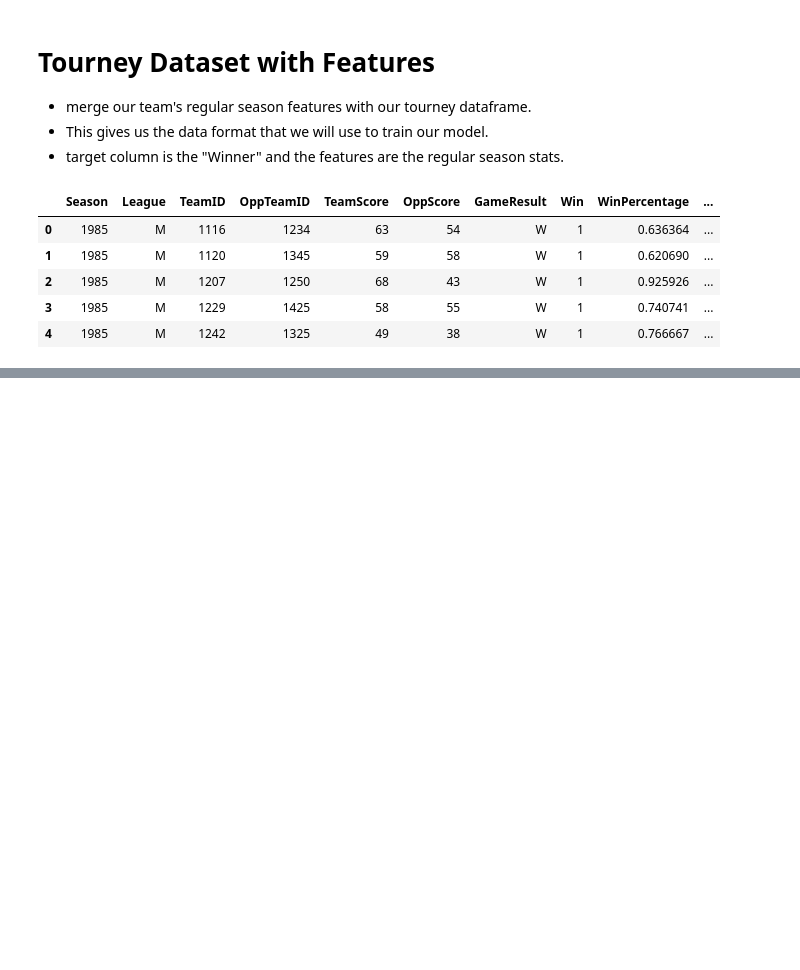
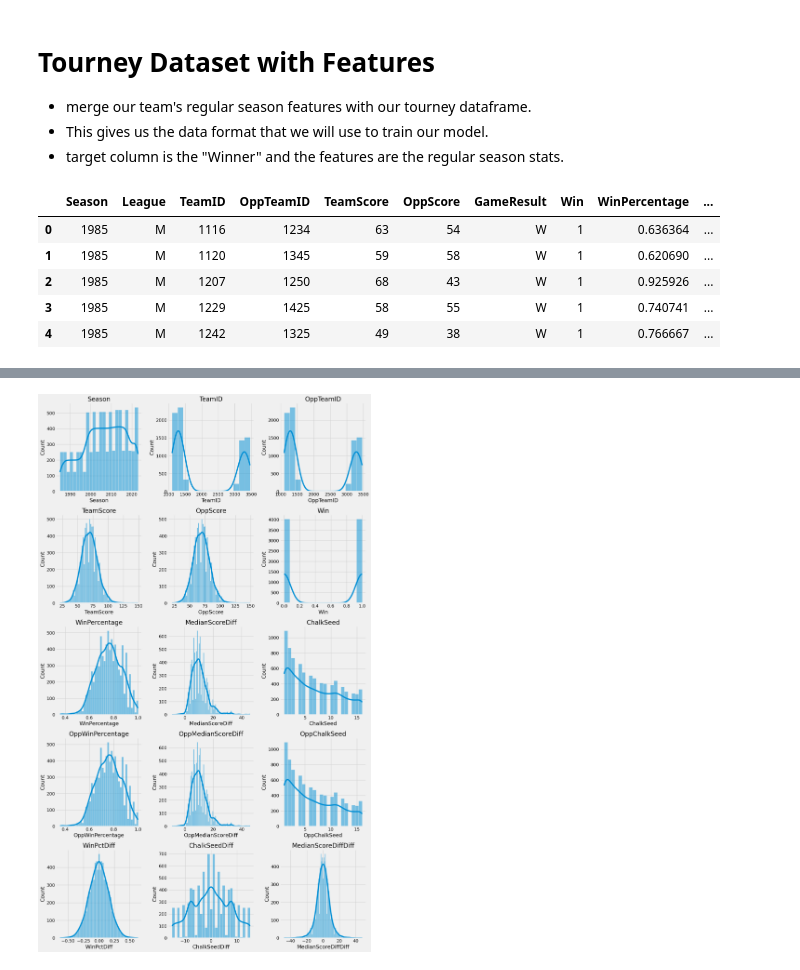
Before and after one commit to Shubhampalav017/Basketball_Bracket_Forecasting_2024, a Jupyter notebook: basketball-bracket-forecasting-2024ml.ipynb, the cells around one changed output, grey strips where cells are left out. Saved outputs shown, nothing was run; the diff lists cells and outputs as text; code cells hidden in the pictures; blank space fills up the shorter version.

```diff
--- a/basketball-bracket-forecasting-2024ml.ipynb
+++ b/basketball-bracket-forecasting-2024ml.ipynb
@@ -236,0 +244,15 @@ df_historic_tourney_features.head()
+# %%
+df_historic_tourney_features["WinPctDiff"] = (
+    df_historic_tourney_features["WinPercentage"]
+    - df_historic_tourney_features["OppWinPercentage"]
+)
+
+df_historic_tourney_features["ChalkSeedDiff"] = (
+    df_historic_tourney_features["ChalkSeed"]
+    - df_historic_tourney_features["OppChalkSeed"]
+)
+
+df_historic_tourney_features["MedianScoreDiffDiff"] = (
+    df_historic_tourney_features["MedianScoreDiff"]
+    - df_historic_tourney_features["OppMedianScoreDiff"]
+)
@@ -236,0 +297,33 @@ df_historic_tourney_features.head()
+# %%
+import warnings
+import pandas as pd
+import numpy as np
+import matplotlib.pyplot as plt
+import seaborn as sns
+import math
+
+# Suppress all warnings
+warnings.filterwarnings('ignore')
+
+# Replace infinite values with NaN
+df_historic_tourney_features.replace([np.inf, -np.inf], np.nan, inplace=True)
+
+
+# Get numerical features
+numerical_features = df_historic_tourney_features.select_dtypes(include=['float64', 'int64']).columns
+
+# Calculate the number of rows and columns for subplots
+num_features = len(numerical_features)
+num_cols = 3
+num_rows = math.ceil(num_features / num_cols)
+
+plt.figure(figsize=(15, num_rows * 5))
+for i, col in enumerate(numerical_features):
+    plt.subplot(num_rows, num_cols, i + 1)
+    sns.histplot(df_historic_tourney_features[col], kde=True)
+    plt.title(col)
+
+plt.tight_layout()
+plt.show()
+# %% [output]
+[figure, added]
```
Also changed, not shown: parts of 9 cells of this notebook.
